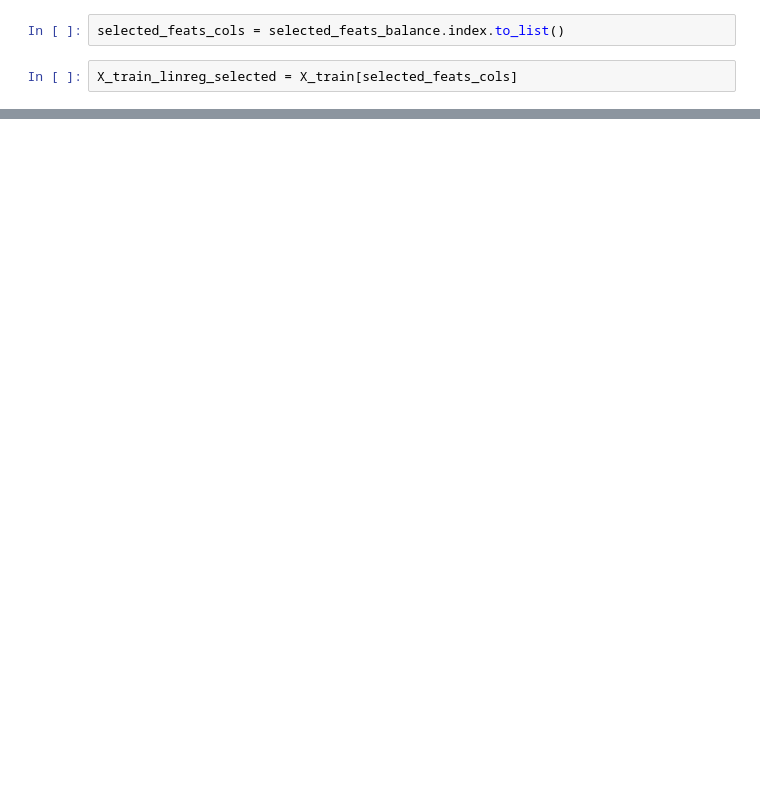
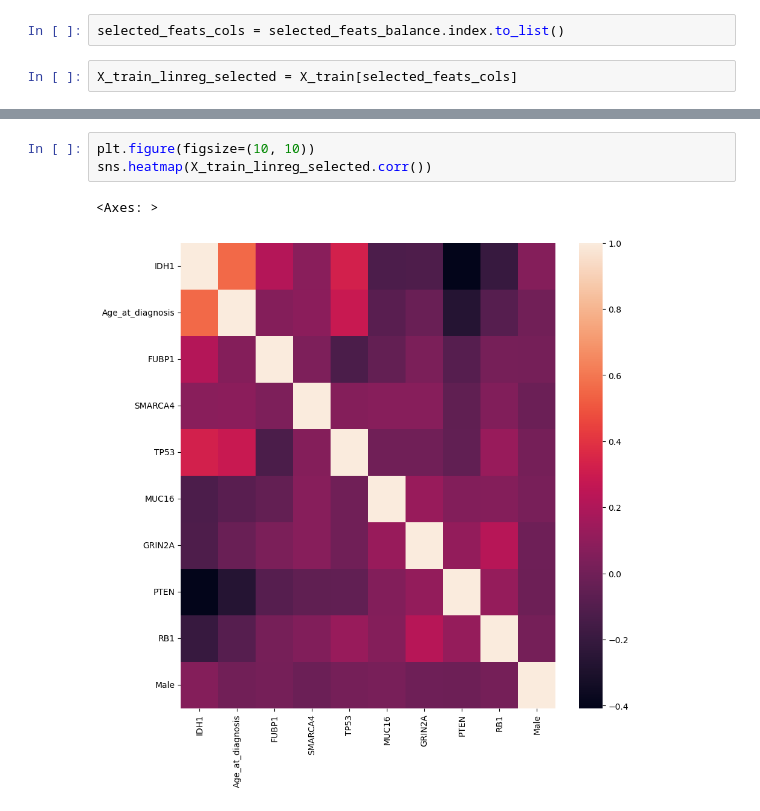
Before and after one commit to a13xbb/ml-labs-mag, a Jupyter notebook: lab1/eda.ipynb, the cells around one changed output, grey strips where cells are left out. Saved outputs shown, nothing was run; the diff lists cells and outputs as text; blank space fills up the shorter version.

Commit message:
cleanup corr

```diff
--- a/lab1/eda.ipynb
+++ b/lab1/eda.ipynb
@@ -360,3 +358,9 @@ X_train_linreg_selected
+# %%
+plt.figure(figsize=(10, 10))
+sns.heatmap(X_train_linreg_selected.corr())
+# %% [output]
+<Axes: >
+[figure, added]
 # %%
 cross_val_res = cross_val_score(
     LogisticRegression(), X_train_linreg_selected, y_train, cv=10, scoring="f1"
```
Also changed, not shown: parts of 5 cells of this notebook.
